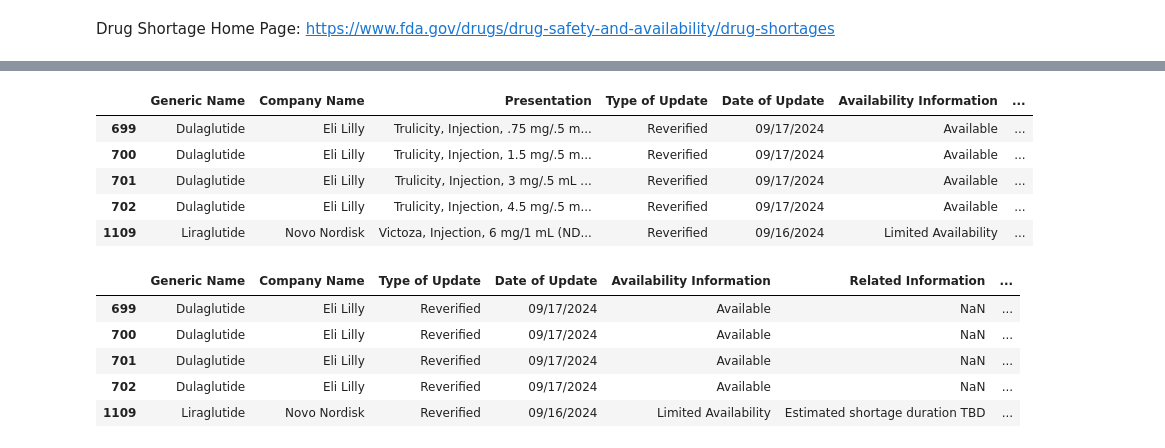
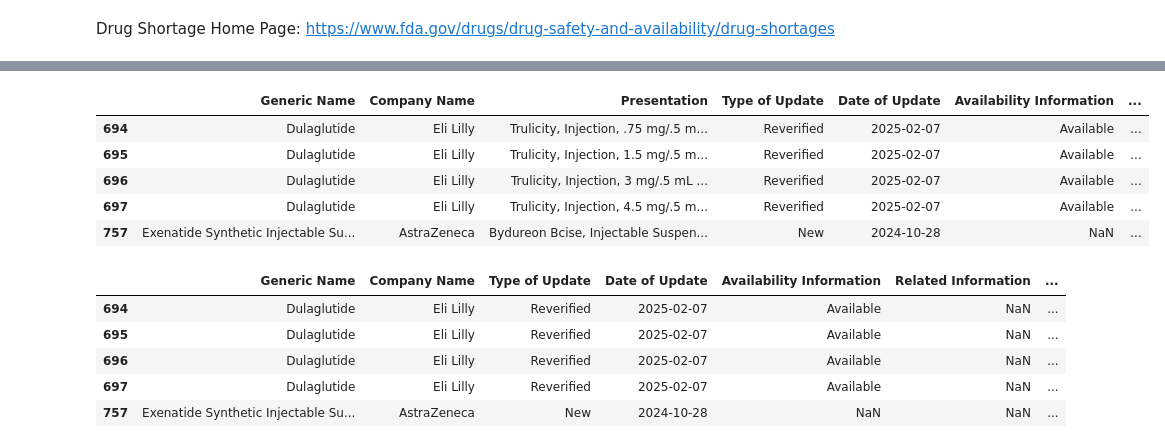
Before and after one commit to jsmith6417/FDA-Drug-Shortage-Data, a Jupyter notebook: FDA Drug Shortage Data.ipynb, the cells around one changed output, grey strips where cells are left out. Cells and saved outputs as stored; diff of their text form; code cells hidden in the pictures.

```diff
--- a/FDA Drug Shortage Data.ipynb
+++ b/FDA Drug Shortage Data.ipynb
@@ -16,18 +16,8 @@ import pandas as pd
 # %%
 # Load dataset into dataframe and verify
 
-# Load the dataset directly from the web link into dataframe df0, skipping the first line and selecting only the columns needed
-df0 = pd.read_csv("https://www.accessdata.fda.gov/scripts/drugshortages/Drugshortages.cfm",
-                  skiprows=1,
-                  usecols=['Generic Name',
-                           'Company Name',
-                           ' Presentation',
-                           ' Type of Update',
-                           'Date of Update',
-                           ' Availability Information',
-                           ' Related Information',
-                           ' Reason for Shortage',
-                           ' Status'])
+# Load the dataset to df0
+df0 = pd.read_csv("DrugShortages.csv", usecols=['Generic Name', 'Company Name', 'Presentation', 'Type of Update', 'Date of Update', 'Availability Information', 'Related Information', 'Reason for Shortage', 'Status'])
 
 # Display the first 5 rows of the dataframe
 df0.head()
@@ -61,11 +51,3 @@ memory usage: 133.6+ KB
-# %%
-# Rename columns the that have leading spaces in the names to remove the spaces
-df0.rename(columns={' Presentation': 'Presentation',
-                    ' Type of Update': 'Type of Update',
-                    ' Availability Information': 'Availability Information',
-                    ' Related Information': 'Related Information',
-                    ' Reason for Shortage': 'Reason for Shortage',
-                    ' Status': 'Status'}, inplace=True)
 # %%
 # Verify the updated column names to ensure the leading spaces have been removed
 df0.info()
@@ -89,6 +71,6 @@ memory usage: 133.6+ KB
 # %%
 # Keep only the rows where the generic name starts with 'Tirzepatide', 'Semaglutide', 'Dulaglutide', or 'Liraglutide'
-df0 = df0[df0['Generic Name'].str.startswith(('Tirzepatide', 'Semaglutide', 'Dulaglutide', 'Liraglutide'))]
+df0 = df0[df0['Generic Name'].str.startswith(('Tirzepatide', 'Semaglutide', 'Dulaglutide', 'Liraglutide', 'Exenatide'))]
 df0.head()
 # %% [output]
 |  | Generic Name | Company Name | Presentation | Type of Update | Date of Update | Availability Information | ... |
@@ -121,44 +103,44 @@ memory usage: 2.3+ KB
 # Clean and manipulate the data to make it more readable and useful
 
 # Replace the company names with shorter names
-df0['Company Name'] = df0['Company Name'].replace({'Eli Lilly and Co.': 'Eli Lilly', 'Novo Nordisk, Inc.': 'Novo Nordisk'})
+df0['Company Name'] = df0['Company Name'].replace({'Eli Lilly and Co.': 'Eli Lilly', 'Novo Nordisk, Inc.': 'Novo Nordisk', 'AstraZeneca AB': 'AstraZeneca'})
 
 # Remove the word 'Injection' from the Generic Name column
 df0['Generic Name'] = df0['Generic Name'].str.replace(' Injection', '')
 
 # Split the Presentation column into three new columns: Brand Name, Administration, and Dosage
 def split_presentation(pres):
     pres = pres.strip()
     parts = pres.split(',', maxsplit=2)
     if pres.startswith('Injection'):
         # Generic version
         brand_name = 'Liraglutide'
         administration = parts[0].strip()
         dosage = parts[1].strip() if len(parts) > 1 else ''
     else:
         # Brand-name version
         brand_name = parts[0].strip()
         administration = parts[1].strip() if len(parts) > 1 else ''
         dosage = parts[2].strip() if len(parts) > 2 else ''
     return pd.Series([brand_name, administration, dosage], index=['Brand Name', 'Administration', 'Dosage'])
 
 # Apply the function to your DataFrame
 df0[['Brand Name', 'Administration', 'Dosage']] = df0['Presentation'].apply(split_presentation)
 
 # Trim leading and trailing spaces from the new columns
 df0['Brand Name'] = df0['Brand Name'].str.strip()
 df0['Administration'] = df0['Administration'].str.strip()
 df0['Dosage'] = df0['Dosage'].str.strip()
 
 # Verify the changes
 df0.head()
 # %% [output]
 |  | Generic Name | Company Name | Presentation | Type of Update | Date of Update | Availability Information | ... |
-| 699 | Dulaglutide | Eli Lilly | Trulicity, Injection, .75 mg/.5 m... | Reverified | 09/17/2024 | Available | ... |
-| 700 | Dulaglutide | Eli Lilly | Trulicity, Injection, 1.5 mg/.5 m... | Reverified | 09/17/2024 | Available | ... |
-| 701 | Dulaglutide | Eli Lilly | Trulicity, Injection, 3 mg/.5 mL ... | Reverified | 09/17/2024 | Available | ... |
-| 702 | Dulaglutide | Eli Lilly | Trulicity, Injection, 4.5 mg/.5 m... | Reverified | 09/17/2024 | Available | ... |
-| 1109 | Liraglutide | Novo Nordisk | Victoza, Injection, 6 mg/1 mL (ND... | Reverified | 09/16/2024 | Limited Availability | ... |
+| 694 | Dulaglutide | Eli Lilly | Trulicity, Injection, .75 mg/.5 m... | Reverified | 2025-02-07 | Available | ... |
+| 695 | Dulaglutide | Eli Lilly | Trulicity, Injection, 1.5 mg/.5 m... | Reverified | 2025-02-07 | Available | ... |
+| 696 | Dulaglutide | Eli Lilly | Trulicity, Injection, 3 mg/.5 mL ... | Reverified | 2025-02-07 | Available | ... |
+| 697 | Dulaglutide | Eli Lilly | Trulicity, Injection, 4.5 mg/.5 m... | Reverified | 2025-02-07 | Available | ... |
+| 757 | Exenatide Synthetic Injectable Su... | AstraZeneca | Bydureon Bcise, Injectable Suspen... | New | 2024-10-28 | NaN | ... |
 # %%
 # Delete the Presentation column as it's no longer needed
 df0.drop('Presentation', axis=1, inplace=True)
@@ -167,11 +149,11 @@ df0.drop('Presentation', axis=1, inplace=True)
 df0.head()
 # %% [output]
 |  | Generic Name | Company Name | Type of Update | Date of Update | Availability Information | Related Information | ... |
-| 699 | Dulaglutide | Eli Lilly | Reverified | 09/17/2024 | Available | NaN | ... |
-| 700 | Dulaglutide | Eli Lilly | Reverified | 09/17/2024 | Available | NaN | ... |
-| 701 | Dulaglutide | Eli Lilly | Reverified | 09/17/2024 | Available | NaN | ... |
-| 702 | Dulaglutide | Eli Lilly | Reverified | 09/17/2024 | Available | NaN | ... |
-| 1109 | Liraglutide | Novo Nordisk | Reverified | 09/16/2024 | Limited Availability | Estimated shortage duration TBD | ... |
+| 694 | Dulaglutide | Eli Lilly | Reverified | 2025-02-07 | Available | NaN | ... |
+| 695 | Dulaglutide | Eli Lilly | Reverified | 2025-02-07 | Available | NaN | ... |
+| 696 | Dulaglutide | Eli Lilly | Reverified | 2025-02-07 | Available | NaN | ... |
+| 697 | Dulaglutide | Eli Lilly | Reverified | 2025-02-07 | Available | NaN | ... |
+| 757 | Exenatide Synthetic Injectable Su... | AstraZeneca | New | 2024-10-28 | NaN | NaN | ... |
 # %%
 # Further clean the data for better usability
 
```
Also changed, not shown: parts of 10 cells of this notebook.
